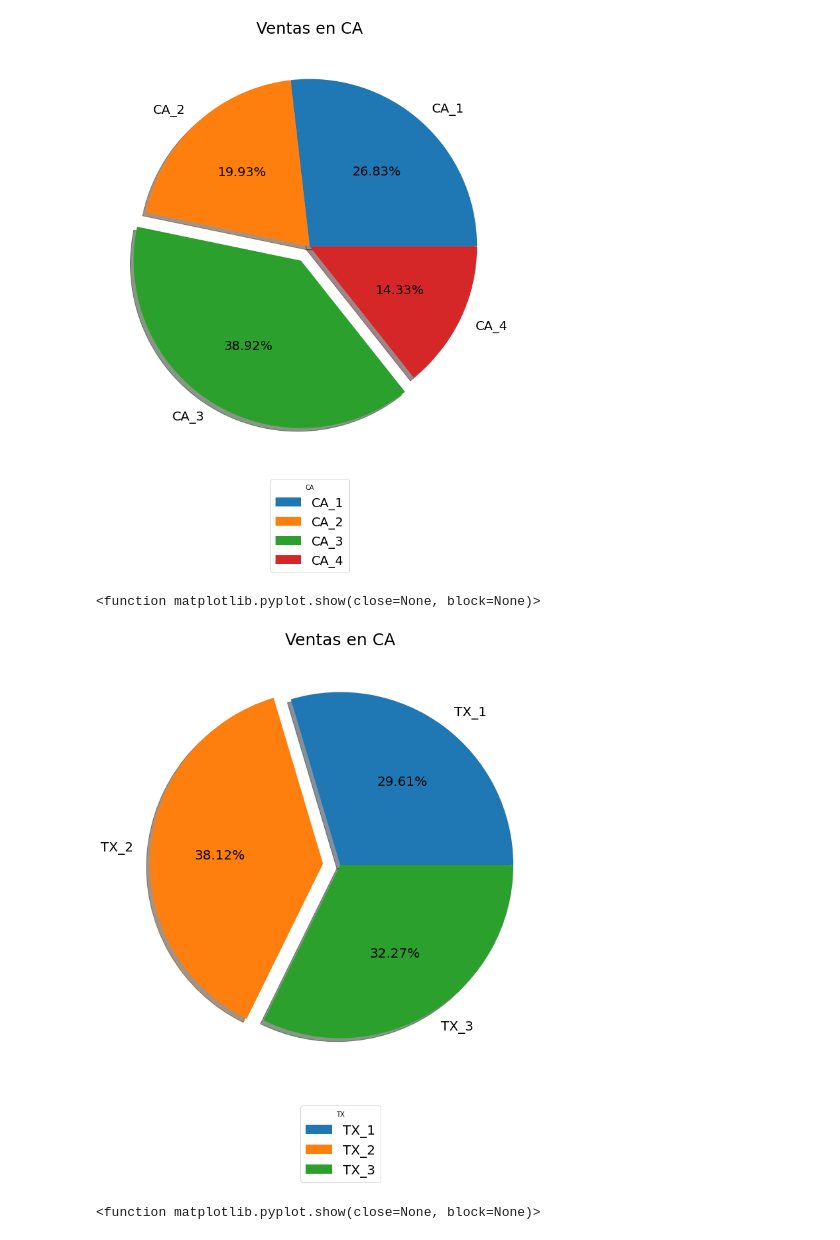
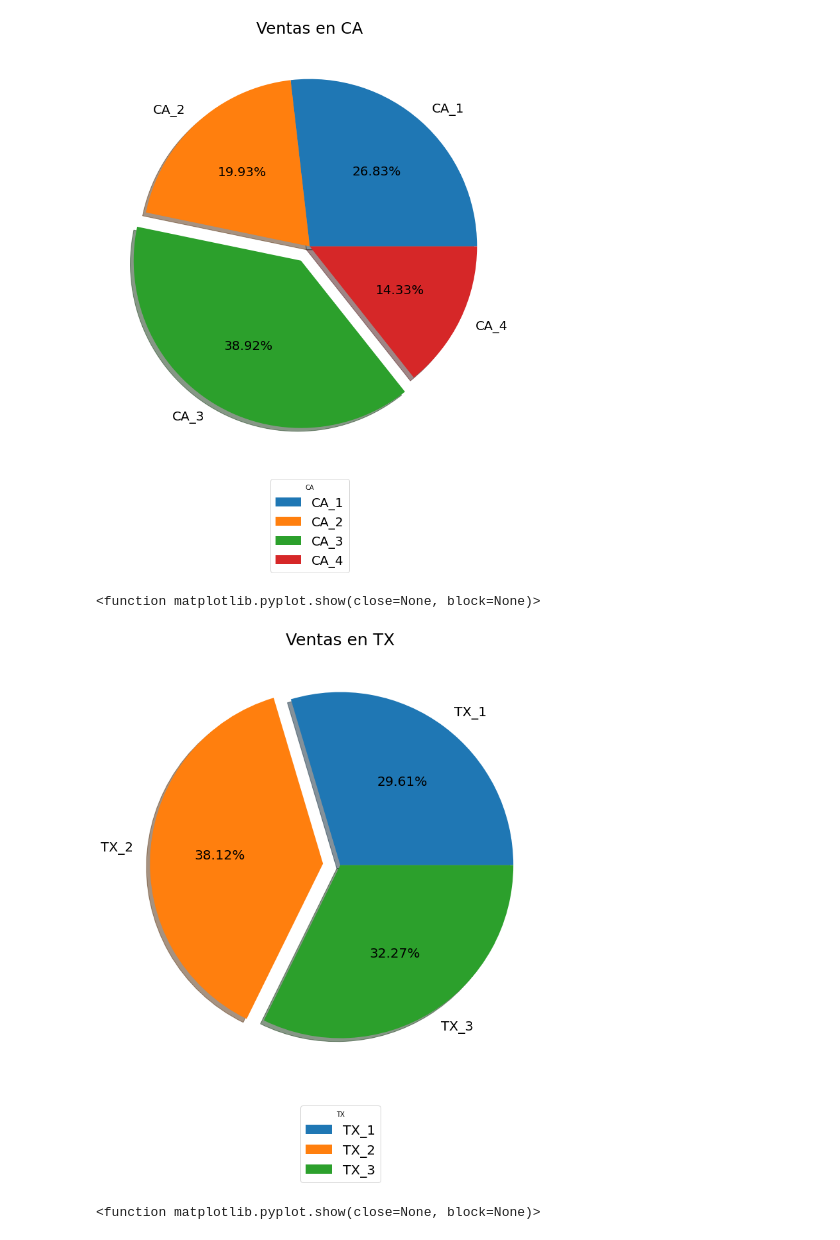
Before and after one commit to lymc33/Data_visualization, a Jupyter notebook: 4_Dashboard_2.ipynb, the cells around one changed output. Saved outputs shown, nothing was run; the diff lists cells and outputs as text; code cells hidden in the pictures.

```diff
--- a/4_Dashboard_2.ipynb
+++ b/4_Dashboard_2.ipynb
@@ -128,26 +120,29 @@ plt.show
 <function matplotlib.pyplot.show(close=None, block=None)>
 [figure]
 # %%
+# Se grafica en forma de pie pada TX y se guarda en el directorio:
+#  /Data_visualization/Load/Gráficas/
+
 plt.figure(figsize=(12,12))
 plt.pie(df1_TX_g1[6],
 labels= df1_TX_g1.index,
 textprops={"fontsize":20},
 explode=[0,.1,0],
 shadow = True ,
 autopct= '%1.2f%%'
 )
 
-plt.title('Ventas en CA',fontsize=25)
+plt.title('Ventas en TX',fontsize=25)
 
 plt.legend(title= 'TX', fontsize=20, loc='upper center', bbox_to_anchor=(0.5, -0.04), ncol=1)
 
 plt.savefig("3_Venta_en_cantidad_por_tienda_TX.png")
 pos1= '/Users/yairmartinez/Documents/GitHub/Data_visualization/3_Venta_en_cantidad_por_tienda_TX.png'
 pos2= '/Users/yairmartinez/Documents/GitHub/Data_visualization/Load/Gráficas/3_Venta_en_cantidad_por_tienda_TX.png'
 shutil.move(pos1,pos2)
 
 plt.show
 # %% [output]
 <function matplotlib.pyplot.show(close=None, block=None)>
-[figure, old version]
+[figure, new version]
 # %%
```
Also changed, not shown: parts of 15 cells of this notebook.
